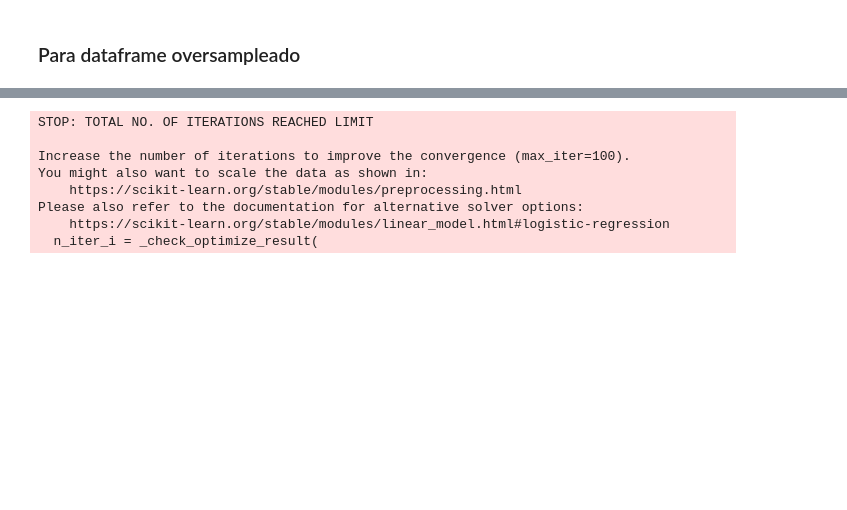
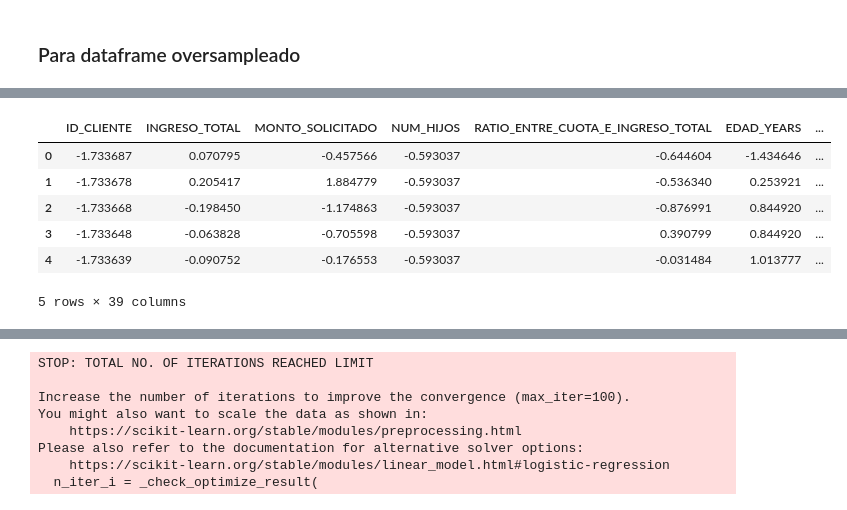
Before and after one commit to JairoVillegas/CREDIT-RISK-ANALYZER., a Jupyter notebook: Notebooks/Exploracion.ipynb, the cells around one changed output, grey strips where cells are left out. Drawn from its saved outputs; the diff is of its cells as text; code cells hidden in the pictures; blank space fills up the shorter version.

Commit message:
Estandaricé los datos del dataframe oversampleado para ver si las metricas de la red neuronal mejoraban

```diff
--- a/Notebooks/Exploracion.ipynb
+++ b/Notebooks/Exploracion.ipynb
@@ -642,0 +608,2 @@ memory usage: 7.1+ MB
+# %%
+cols = df_oversampled.columns
@@ -643,3 +630,7 @@ memory usage: 7.1+ MB
+# %%
+scaler = StandardScaler()
+df_oversampled_scaled = scaler.fit_transform(df_oversampled)
+df_oversampled_scaled = pd.DataFrame(df_oversampled_scaled,columns=cols)
 # %% [markdown]
 ## Aplicación de la red neuronal (MLPs)
 # %%
@@ -654,3 +665,13 @@ y = df_oversampled["TARGET"]
+# %%
+df_oversampled_scaled.head()
+# %% [output]
+|  | ID_CLIENTE | INGRESO_TOTAL | MONTO_SOLICITADO | NUM_HIJOS | RATIO_ENTRE_CUOTA_E_INGRESO_TOTAL | EDAD_YEARS | ... |
+| 0 | -1.733687 | 0.070795 | -0.457566 | -0.593037 | -0.644604 | -1.434646 | ... |
+| 1 | -1.733678 | 0.205417 | 1.884779 | -0.593037 | -0.536340 | 0.253921 | ... |
+| 2 | -1.733668 | -0.198450 | -1.174863 | -0.593037 | -0.876991 | 0.844920 | ... |
+| 3 | -1.733648 | -0.063828 | -0.705598 | -0.593037 | 0.390799 | 0.844920 | ... |
+| 4 | -1.733639 | -0.090752 | -0.176553 | -0.593037 | -0.031484 | 1.013777 | ... |
+5 rows × 39 columns
 # %%
 #Separamos los datos en test y train
 from sklearn.model_selection import train_test_split #importamos el modelo que m¿no ayudará a separar los datos
```
Also changed, not shown: parts of 17 cells of this notebook.
